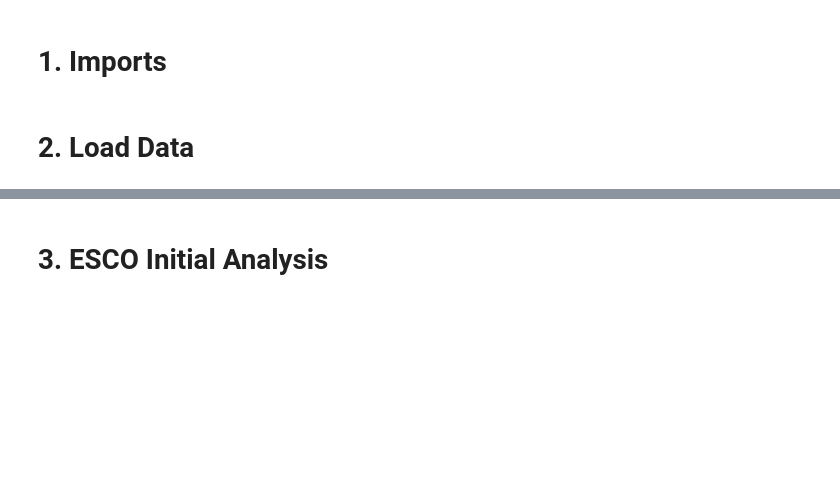
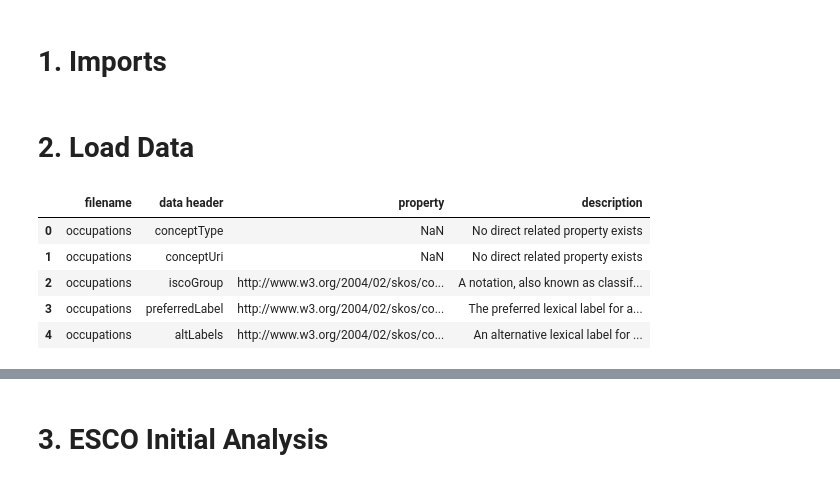
Before and after one commit to 20240693/Thesis-Career-Transitions, a Jupyter notebook: Notebooks/00_build_dataset_jobhop_esco.ipynb, the cells around one changed output, grey strips where cells are left out. Cells and saved outputs as stored; diff of their text form; code cells hidden in the pictures; blank space fills up the shorter version.

```diff
--- a/Notebooks/00_build_dataset_jobhop_esco.ipynb
+++ b/Notebooks/00_build_dataset_jobhop_esco.ipynb
@@ -32,3 +32,13 @@ from datasets import load_dataset
 # 2. Load Data
 
 </a>
+# %%
+dictionary = pd.read_csv("../Data/ESCO_Files/dictionary_en.csv")
+dictionary.head()
+# %% [output]
+|  | filename | data header | property | description |
+| 0 | occupations | conceptType | NaN | No direct related property exists |
+| 1 | occupations | conceptUri | NaN | No direct related property exists |
+| 2 | occupations | iscoGroup | http://www.w3.org/2004/02/skos/co... | A notation, also known as classif... |
+| 3 | occupations | preferredLabel | http://www.w3.org/2004/02/skos/co... | The preferred lexical label for a... |
+| 4 | occupations | altLabels | http://www.w3.org/2004/02/skos/co... | An alternative lexical label for ... |
```
Also changed, not shown: parts of 54 cells of this notebook.
